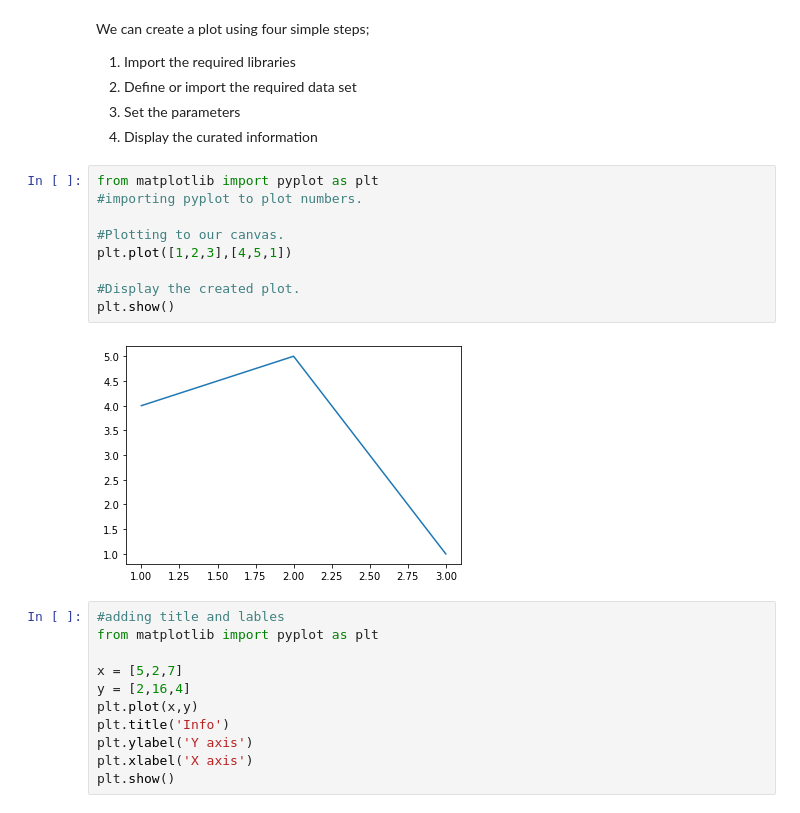
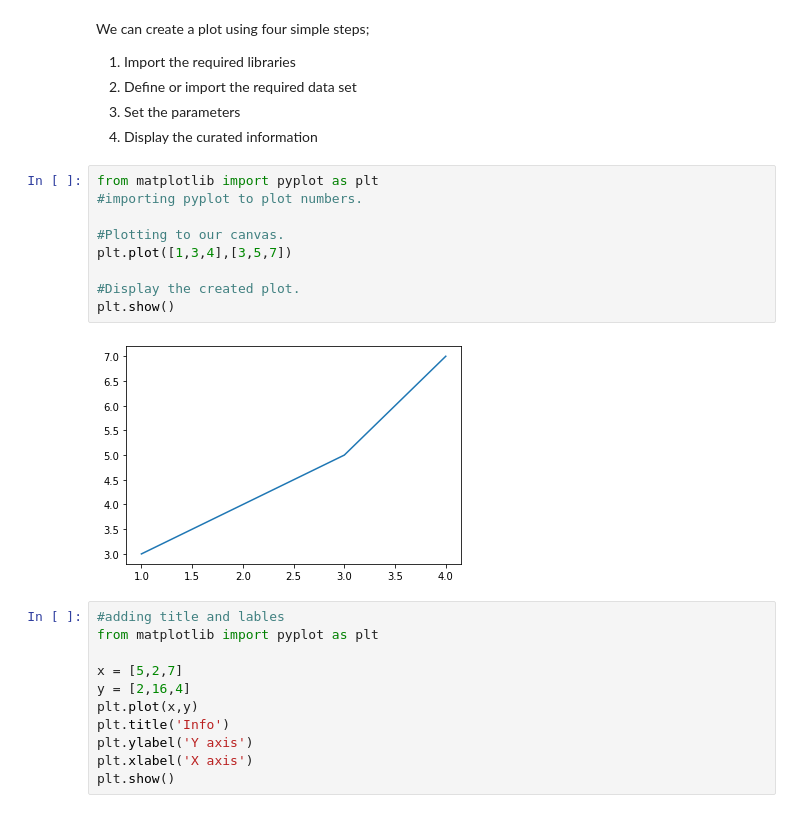
Before and after one commit to Spnetic-5/ML_mastery, a Jupyter notebook: matplotlib_data_visualization.ipynb, the cells around one changed output. Cells and saved outputs as stored; diff of their text form.

```diff
--- a/matplotlib_data_visualization.ipynb
+++ b/matplotlib_data_visualization.ipynb
@@ -29,14 +29,14 @@ We can create a plot using four simple steps;
 # %%
 from matplotlib import pyplot as plt
 #importing pyplot to plot numbers.
 
 #Plotting to our canvas.
-plt.plot([1,2,3],[4,5,1])
+plt.plot([1,3,4],[3,5,7])
 
 #Display the created plot.
 plt.show()
 # %% [output]
-[figure, old version]
+[figure, new version]
 # %%
 #adding title and lables
 from matplotlib import pyplot as plt
```
